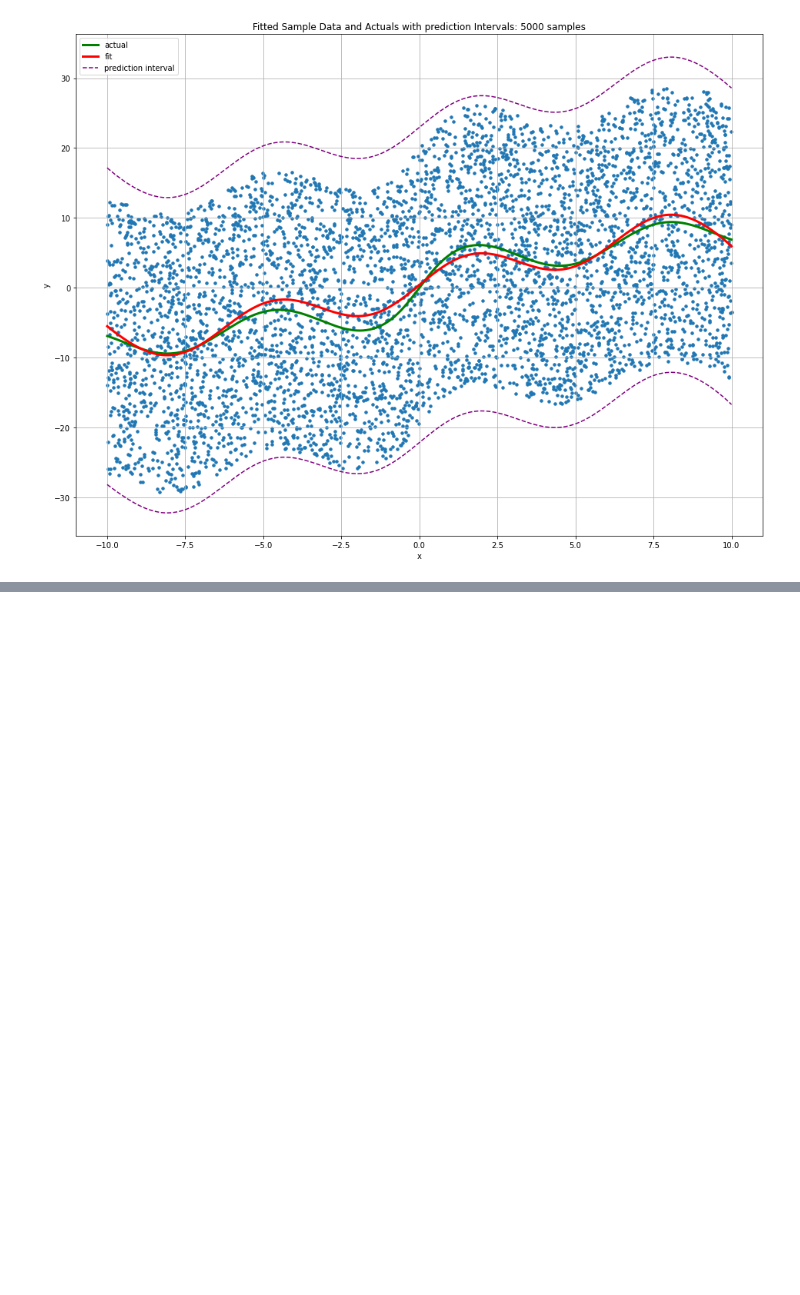
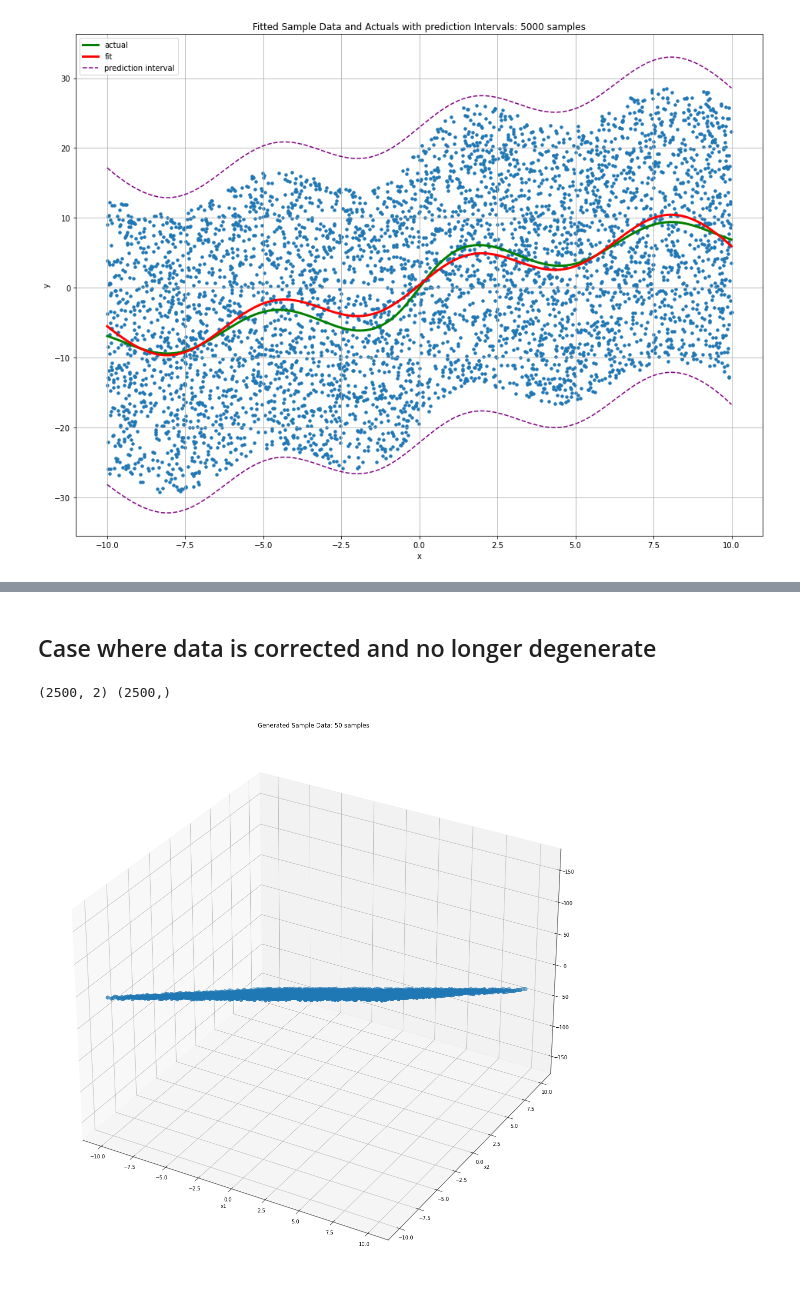
Before and after one commit to TrevorJDick/glm, a Jupyter notebook: glm/example_notebooks/glm_examples.ipynb, the cells around one changed output, grey strips where cells are left out. Saved outputs shown, nothing was run; the diff lists cells and outputs as text; code cells hidden in the pictures; blank space fills up the shorter version.

```diff
--- a/glm/example_notebooks/glm_examples.ipynb
+++ b/glm/example_notebooks/glm_examples.ipynb
@@ -466,0 +510,32 @@ plt.show()
+# %% [markdown]
+## Case where data is corrected and no longer degenerate
+# %%
+n = 50
+
+X = np.meshgrid(
+    np.linspace(-10, 10, n),
+    np.linspace(-10, 10, n)
+)
+X = np.vstack(
+    (
+        X[0].ravel(),
+        np.flip(X[1], axis=0).ravel()
+    )
+).T
+
+y_noise = 2 * (2 * rng.uniform(size=X.shape[0]) - 1)
+print(X.shape, y_noise.shape)
+y = glm.GLM.func_glm(basis_funcs_actual, beta_actual, X) + y_noise
+# %% [output]
+(2500, 2) (2500,)
+# %%
+fig = plt.figure(figsize=(20, 20))
+ax = fig.add_subplot(projection='3d')
+ax.scatter(X[:, 0], X[:, 1], y, s=50)
+plt.xlabel('x1')
+plt.ylabel('x2')
+plt.title(f'Generated Sample Data: {n} samples')
+plt.show()
+del ax, fig
+# %% [output]
+[figure, added]
```
Also changed, not shown: parts of 12 cells of this notebook, 2 other files.
